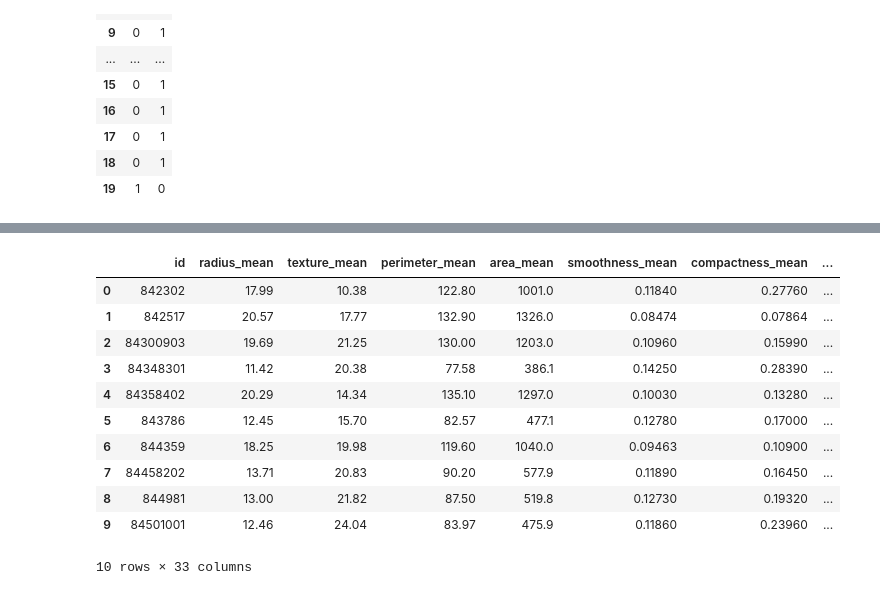
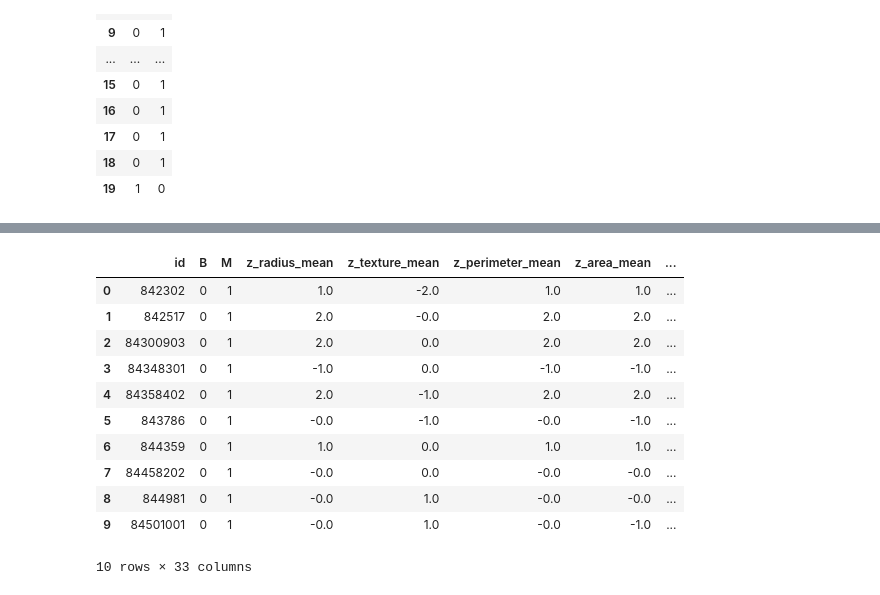
Before and after one commit to EjHelo/IA_Proyecto_1, a Jupyter notebook: P1-IA-Chen_Hernandez_Mongalo.ipynb, the cells around one changed output, grey strips where cells are left out. Drawn from its saved outputs; the diff is of its cells as text; code cells hidden in the pictures.

Commit message:
Add files via upload
Rangos de normalización y selección de atributos de random forest

```diff
--- a/P1-IA-Chen_Hernandez_Mongalo.ipynb
+++ b/P1-IA-Chen_Hernandez_Mongalo.ipynb
@@ -59,0 +61,14 @@ dataframe_temporal.head(10)
+# %%
+vector_atributos = ['radius_mean', 'texture_mean', 'perimeter_mean', 'area_mean', 'smoothness_mean', 'compactness_mean', 'concavity_mean', 'concave points_mean',
+                    'symmetry_mean', 'fractal_dimension_mean', 'radius_se', 'texture_se', 'perimeter_se', 'area_se','smoothness_se', 'compactness_se', 'concavity_se',
+                    'concave points_se', 'symmetry_se', 'fractal_dimension_se', 'radius_worst', 'texture_worst', 'perimeter_worst', 'area_worst', 'smoothness_worst',
+                    'compactness_worst', 'concavity_worst', 'concave points_worst','symmetry_worst', 'fractal_dimension_worst']
+
+for var in range (len(vector_atributos)):
+    old_var = vector_atributos[var]
+    new_var = 'z_'+ old_var
+    dataframe_normalizado[new_var] = round( (dataframe[old_var] - dataframe[old_var].mean()) / dataframe[old_var].std(ddof=0) )
+dataframe_normalizado.head(10)
+
+#dataframe_normalizado = dataframe_normalizado.drop(vector_atributos, axis='columns')
+#dataframe_normalizado.head(10)
@@ -60,16 +88,16 @@ dataframe_temporal.head(10)
 # %%
-dataframe_normalizado = dataframe_temporal.drop(['diagnosis'], axis='columns')
+dataframe_normalizado = dataframe_normalizado.drop(vector_atributos, axis='columns')
 dataframe_normalizado.head(10)
 # %% [output]
-|  | id | radius_mean | texture_mean | perimeter_mean | area_mean | smoothness_mean | compactness_mean | ... |
-| 0 | 842302 | 17.99 | 10.38 | 122.80 | 1001.0 | 0.11840 | 0.27760 | ... |
-| 1 | 842517 | 20.57 | 17.77 | 132.90 | 1326.0 | 0.08474 | 0.07864 | ... |
-| 2 | 84300903 | 19.69 | 21.25 | 130.00 | 1203.0 | 0.10960 | 0.15990 | ... |
-| 3 | 84348301 | 11.42 | 20.38 | 77.58 | 386.1 | 0.14250 | 0.28390 | ... |
-| 4 | 84358402 | 20.29 | 14.34 | 135.10 | 1297.0 | 0.10030 | 0.13280 | ... |
-| 5 | 843786 | 12.45 | 15.70 | 82.57 | 477.1 | 0.12780 | 0.17000 | ... |
-| 6 | 844359 | 18.25 | 19.98 | 119.60 | 1040.0 | 0.09463 | 0.10900 | ... |
-| 7 | 84458202 | 13.71 | 20.83 | 90.20 | 577.9 | 0.11890 | 0.16450 | ... |
-| 8 | 844981 | 13.00 | 21.82 | 87.50 | 519.8 | 0.12730 | 0.19320 | ... |
-| 9 | 84501001 | 12.46 | 24.04 | 83.97 | 475.9 | 0.11860 | 0.23960 | ... |
+|  | id | B | M | z_radius_mean | z_texture_mean | z_perimeter_mean | z_area_mean | ... |
+| 0 | 842302 | 0 | 1 | 1.0 | -2.0 | 1.0 | 1.0 | ... |
+| 1 | 842517 | 0 | 1 | 2.0 | -0.0 | 2.0 | 2.0 | ... |
+| 2 | 84300903 | 0 | 1 | 2.0 | 0.0 | 2.0 | 2.0 | ... |
+| 3 | 84348301 | 0 | 1 | -1.0 | 0.0 | -1.0 | -1.0 | ... |
+| 4 | 84358402 | 0 | 1 | 2.0 | -1.0 | 2.0 | 2.0 | ... |
+| 5 | 843786 | 0 | 1 | -0.0 | -1.0 | -0.0 | -1.0 | ... |
+| 6 | 844359 | 0 | 1 | 1.0 | 0.0 | 1.0 | 1.0 | ... |
+| 7 | 84458202 | 0 | 1 | -0.0 | 0.0 | -0.0 | -0.0 | ... |
+| 8 | 844981 | 0 | 1 | -0.0 | 1.0 | -0.0 | -0.0 | ... |
+| 9 | 84501001 | 0 | 1 | -0.0 | 1.0 | -0.0 | -1.0 | ... |
 10 rows × 33 columns
```
Also changed, not shown: parts of 6 cells of this notebook.
